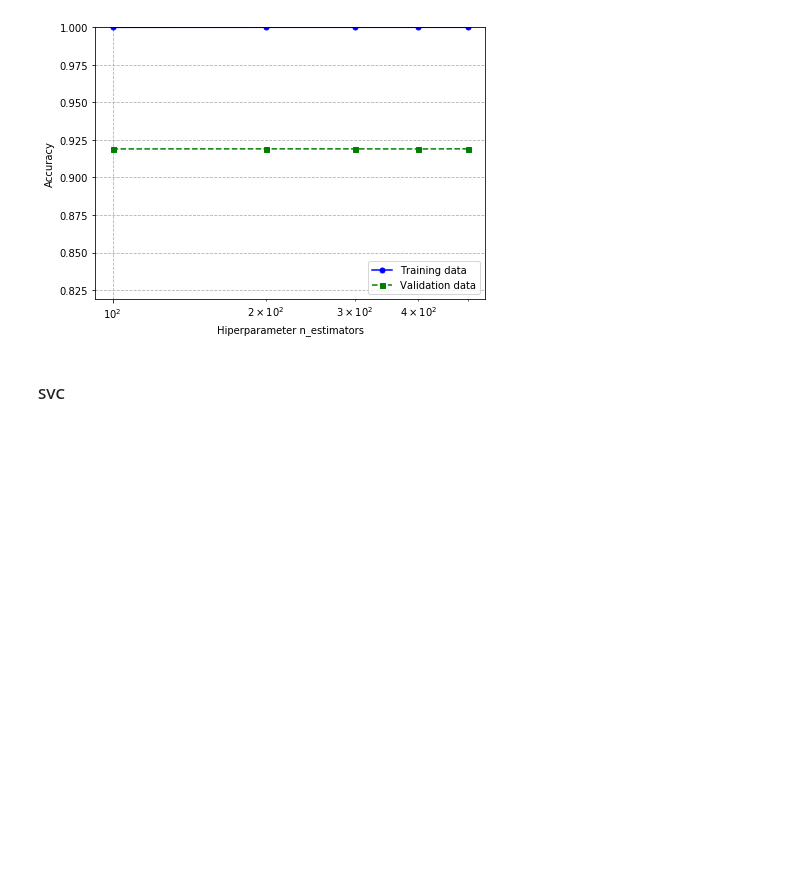
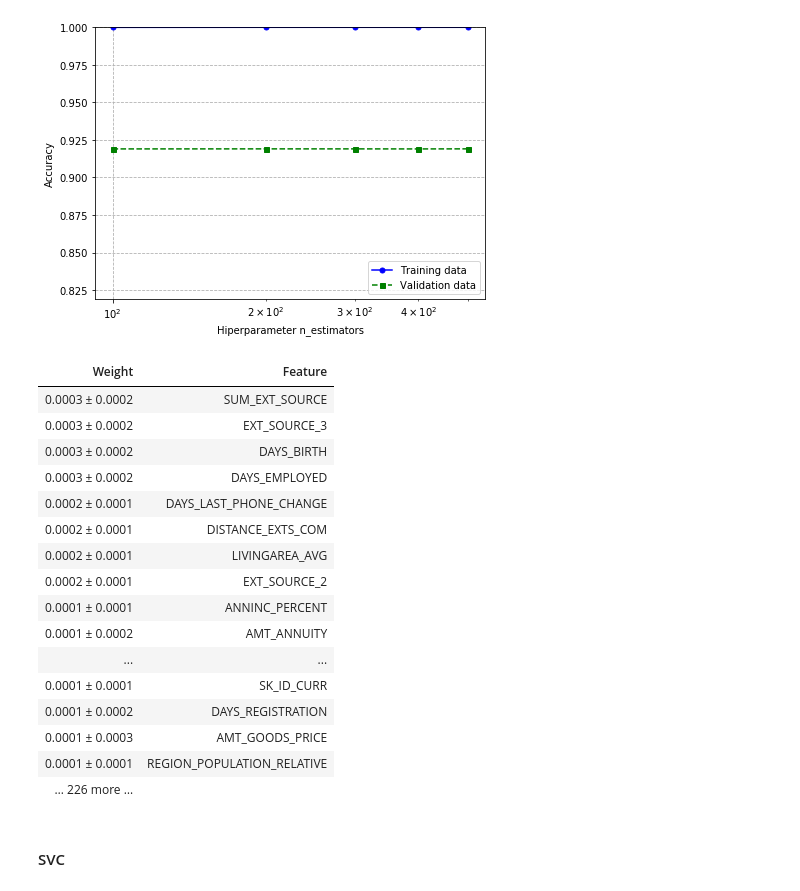
Before and after one commit to Feli555/home_credit_syn, a Jupyter notebook: home-credit-exploration.ipynb, the cells around one changed output. Saved outputs shown, nothing was run; the diff lists cells and outputs as text; code cells hidden in the pictures; blank space fills up the shorter version.

Commit message:
Updated for weights importance using Eli5

```diff
--- a/home-credit-exploration.ipynb
+++ b/home-credit-exploration.ipynb
@@ -567,3 +569,27 @@ ax.legend(loc='lower right')
+# %%
+pImportance = eli5.sklearn.PermutationImportance(rf, cv='prefit').fit(XVal,yval)
+# %%
+features = list(dfTrain.columns)
+# %%
+eli5.show_weights(pImportance, feature_names=features)
+# %% [output]
+| Weight | Feature |
+| 0.0003 ± 0.0002 | SUM_EXT_SOURCE |
+| 0.0003 ± 0.0002 | EXT_SOURCE_3 |
+| 0.0003 ± 0.0002 | DAYS_BIRTH |
+| 0.0003 ± 0.0002 | DAYS_EMPLOYED |
+| 0.0002 ± 0.0001 | DAYS_LAST_PHONE_CHANGE |
+| 0.0002 ± 0.0001 | DISTANCE_EXTS_COM |
+| 0.0002 ± 0.0001 | LIVINGAREA_AVG |
+| 0.0002 ± 0.0001 | EXT_SOURCE_2 |
+| 0.0001 ± 0.0001 | ANNINC_PERCENT |
+| 0.0001 ± 0.0002 | AMT_ANNUITY |
+| ... | ... |
+| 0.0001 ± 0.0001 | SK_ID_CURR |
+| 0.0001 ± 0.0002 | DAYS_REGISTRATION |
+| 0.0001 ± 0.0003 | AMT_GOODS_PRICE |
+| 0.0001 ± 0.0001 | REGION_POPULATION_RELATIVE |
+| … 226 more … |  |
 # %% [markdown]
 #### SVC
 # %%
```
Also changed, not shown: parts of 1 cell of this notebook.
